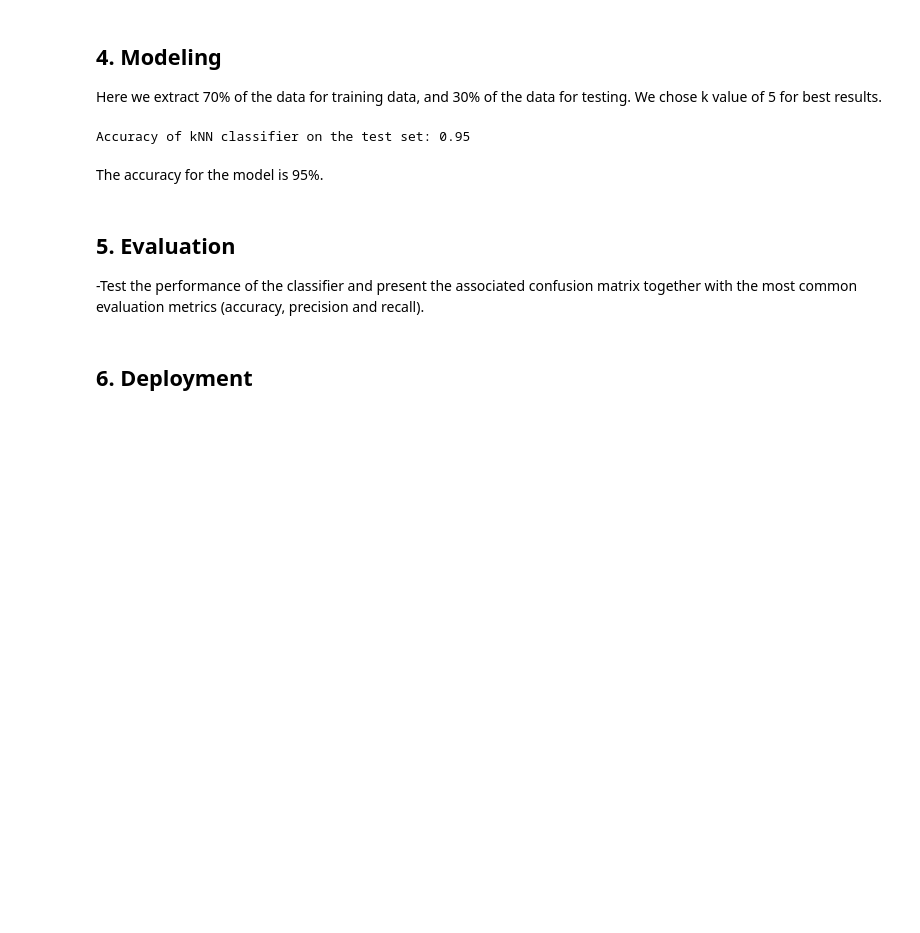
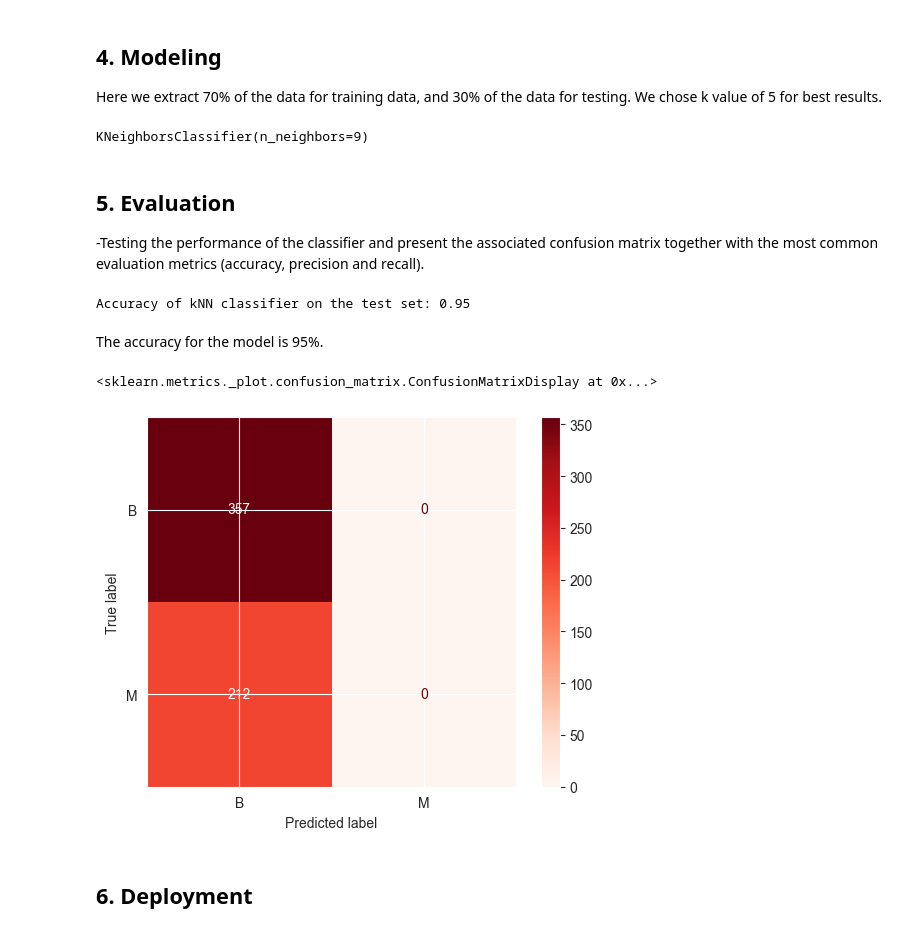
Before and after one commit to VilleSchulz/Machine-learning, a Jupyter notebook: Assignment_2_KNN/task2.ipynb, the cells around one changed output. Cells and saved outputs as stored; diff of their text form; code cells hidden in the pictures; blank space fills up the shorter version.

```diff
--- a/Assignment_2_KNN/task2.ipynb
+++ b/Assignment_2_KNN/task2.ipynb
@@ -93,24 +93,38 @@ from sklearn.metrics import accuracy_score
 X_train, X_test, y_train, y_test = train_test_split(X, y, test_size=0.3, random_state=666)
 
 # Creating the classifier
-knn = KNeighborsClassifier(n_neighbors=5)
+knn = KNeighborsClassifier(n_neighbors=9)
 
 # Training
 knn.fit(X_train, y_train)
-
-# testing the predictions
-y_pred = knn.predict(X_test)
-
-# Calculate and print the accuracy of the classifier on the test set
-accuracy_test = accuracy_score(y_test, y_pred)
-print(f"Accuracy of kNN classifier on the test set: {accuracy_test:.2f}")
 # %% [output]
-Accuracy of kNN classifier on the test set: 0.95
+KNeighborsClassifier(n_neighbors=9)
-# %% [markdown]
-The accuracy for the model is 95%.
 # %% [markdown]
 ## 5. Evaluation
 
--Test the performance of the classifier and present the associated confusion matrix together with the most common evaluation metrics (accuracy, precision and recall).
+-Testing the performance of the classifier and present the associated confusion matrix together with the most common evaluation metrics (accuracy, precision and recall).
+# %%
+# testing the predictions
+y_pred = knn.predict(X_test)
+
+# Calculate and print the accuracy of the classifier on the test set
+accuracy_test = accuracy_score(y_test, y_pred)
+print(f"Accuracy of kNN classifier on the test set: {accuracy_test:.2f}")
+# %% [output]
+Accuracy of kNN classifier on the test set: 0.95
+# %% [markdown]
+The accuracy for the model is 95%.
+# %%
+from sklearn.metrics import confusion_matrix, ConfusionMatrixDisplay
+from sklearn.utils.multiclass import unique_labels
+
+labels = unique_labels(y, y_pred)
+y_pred = knn.predict(X_scaled)
+cm = confusion_matrix(y, y_pred)
+cmd = ConfusionMatrixDisplay(cm, display_labels=labels)
+cmd.plot(cmap="Reds")
+# %% [output]
+<sklearn.metrics._plot.confusion_matrix.ConfusionMatrixDisplay at 0x...>
+[figure, added]
 # %% [markdown]
 ## 6. Deployment
```
